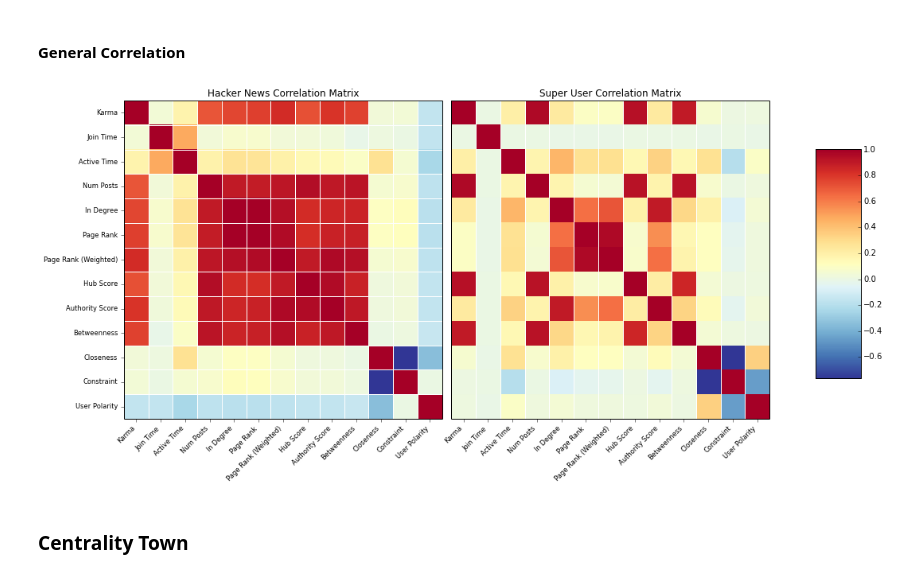
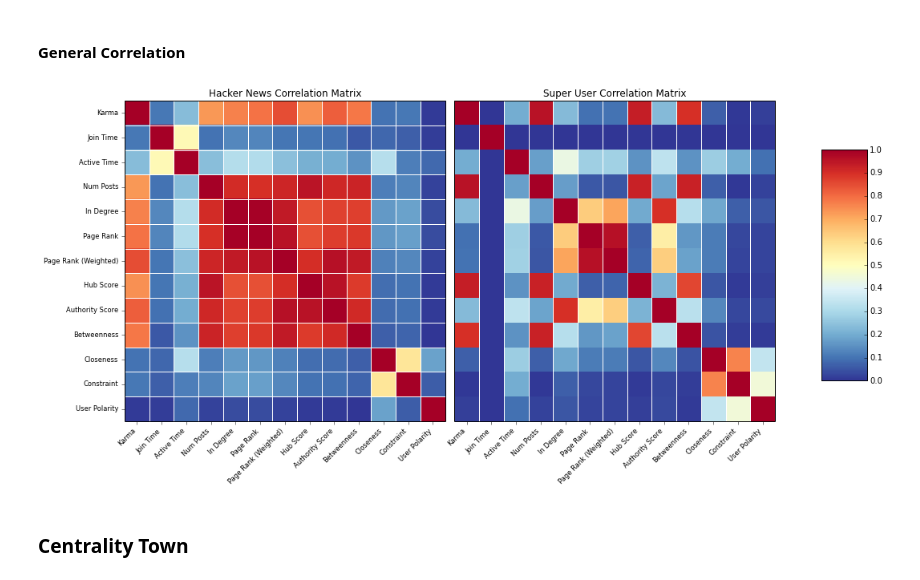
Before and after one commit to turtlesoupy/karma-prediction-cs224w, a Jupyter notebook: ipython/Karma.ipynb, the cells around one changed output. Saved outputs shown, nothing was run; the diff lists cells and outputs as text; code cells hidden in the pictures.

Commit message:
Figure cleanup

```diff
--- a/ipython/Karma.ipynb
+++ b/ipython/Karma.ipynb
@@ -473,49 +475,49 @@ fig.savefig(os.path.join(FIGURES_DIR, "constraint_correlation.pdf"))
 # %%
 fig = plt.figure(figsize=(16, 16))
 
-hn_corr = np.corrcoef(np.vstack((hn_karmas, hn_seconds_since_join, hn_active_time_seconds,
+hn_corr = np.abs(np.corrcoef(np.vstack((hn_karmas, hn_seconds_since_join, hn_active_time_seconds,
                                  hn_num_posts, hn_in_degrees,
                                  hn_pageranks, hn_weighted_pageranks, hn_hubs,
                                  hn_authorities,
                                  hn_betweenness, hn_closeness,
                                  hn_constraint, hn_abs_user_polarity
-                                 )))
+                                 ))))
 
 #
 
 ax = fig.add_subplot(121)
 _ = sm.graphics.plot_corr(hn_corr, ax=ax, title="Hacker News Correlation Matrix",
                       xnames=["Karma",  "Join Time", "Active Time", "Num Posts", "In Degree", "Page Rank", "Page Rank (Weighted)",
                               "Hub Score", "Authority Score", "Betweenness",
                               "Closeness", "Constraint", "User Polarity" ])
 
 nvars = hn_corr.shape[0]
 cmap='RdYlBu_r'
 axim = ax.imshow(hn_corr, cmap=cmap, interpolation='nearest', extent=(0,nvars,0,nvars))
 
 ax = fig.add_subplot(122)
-su_corr = np.corrcoef(np.vstack((su_reputations, su_seconds_since_join, su_active_time_seconds,
+su_corr = np.abs(np.corrcoef(np.vstack((su_reputations, su_seconds_since_join, su_active_time_seconds,
                                  su_num_posts, su_in_degrees,
                                  su_pageranks, su_weighted_pageranks, su_hubs,
                                  su_authorities,
                                  su_betweenness, su_closeness,
                                  su_constraint, su_abs_user_polarity
-                                 )))
+                                 ))))
 _ = sm.graphics.plot_corr(su_corr, ax=ax, title="Super User Correlation Matrix",
                       xnames=["Karma", "Join Time", "Active Time", "Num Posts", "In Degree",  "Page Rank", "Page Rank (Weighted)",
                               "Hub Score", "Authority Score", "Betweenness",
                               "Closeness", "Constraint", "User Polarity"],
                       ynames=[])
 
 axim = ax.imshow(su_corr, cmap=cmap, interpolation='nearest', extent=(0,nvars,0,nvars))
 
 
 fig.subplots_adjust(right=0.8, top=0.5)
 cbar_ax = fig.add_axes([0.85, 0.125, 0.05, 0.25])
 fig.colorbar(axim, cax=cbar_ax);
 fig.savefig(os.path.join(FIGURES_DIR, "correlation.pdf"))
 # %% [output]
-[figure, old version]
+[figure, new version]
 # %% [markdown]
 ### Centrality Town
 # %%
```
Also changed, not shown: parts of 8 cells of this notebook, 2 other files.
